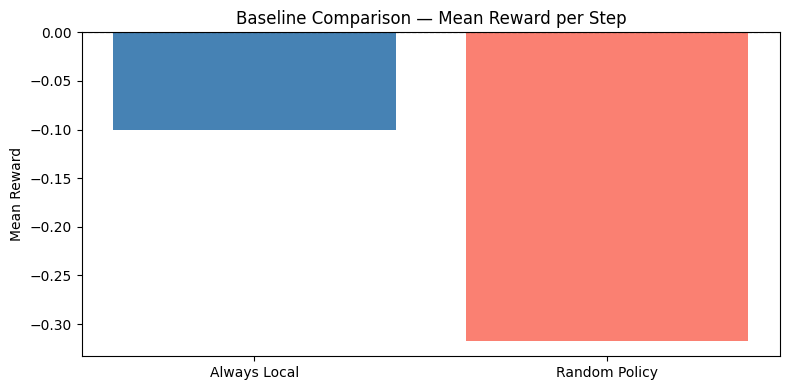
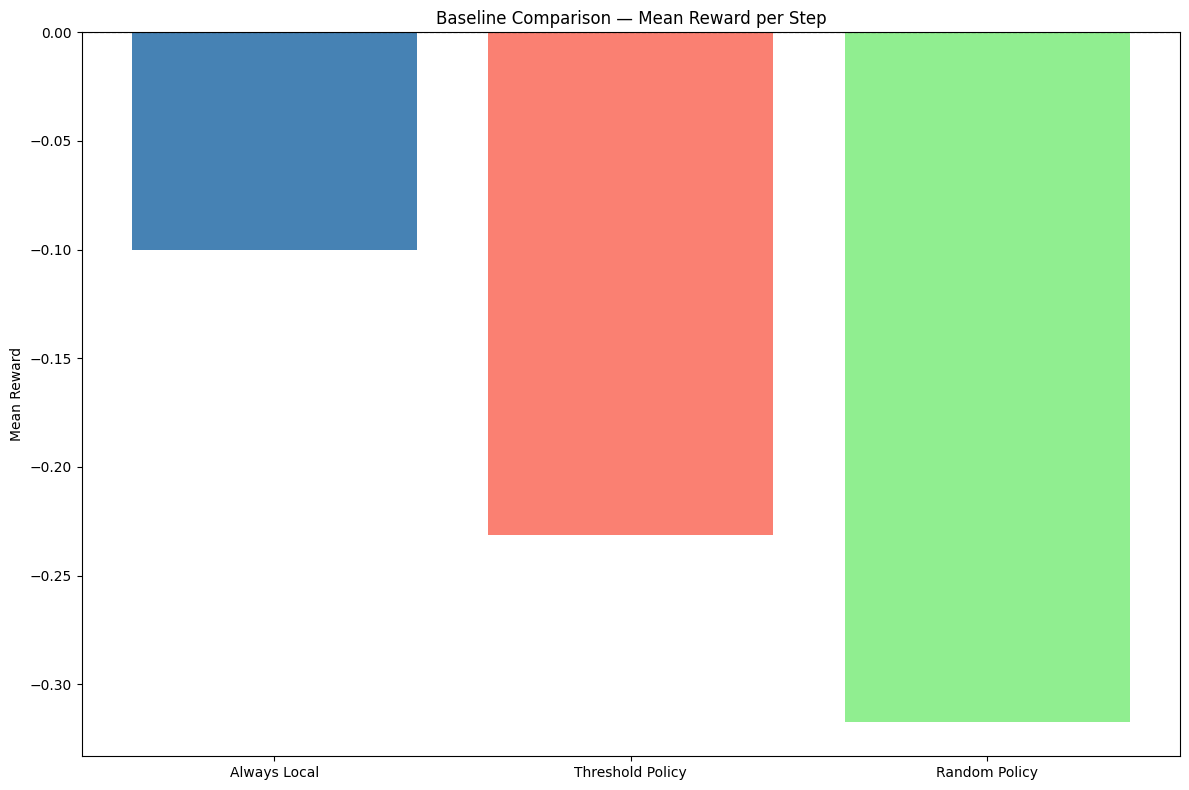
The notebook cell's code change between the first figure and the second:
--- before
+++ after
@@ -2,9 +2,9 @@
 import matplotlib.pyplot as plt
 
-baselines = ['Always Local', 'Random Policy']
-scores = [results_local['mean_reward'], results_random['mean_reward']]
+baselines = ['Always Local', 'Threshold Policy', 'Random Policy']
+scores = [results_local['mean_reward'], results_threshold['mean_reward'], results_random['mean_reward']]
 
-plt.figure(figsize=(8, 4))
-plt.bar(baselines, scores, color=['steelblue', 'salmon'])
+plt.figure(figsize=(12, 8))
+plt.bar(baselines, scores, color=['steelblue', 'salmon', 'lightgreen'])
 plt.axhline(y=0, color='black', linestyle='--', linewidth=0.8)
 plt.title("Baseline Comparison — Mean Reward per Step")

Commit: Added another baseline. So, now the baselines include "always local", "random", "theshhold", where when the request is large, the request is routed to the cloud vs. local when it is small.